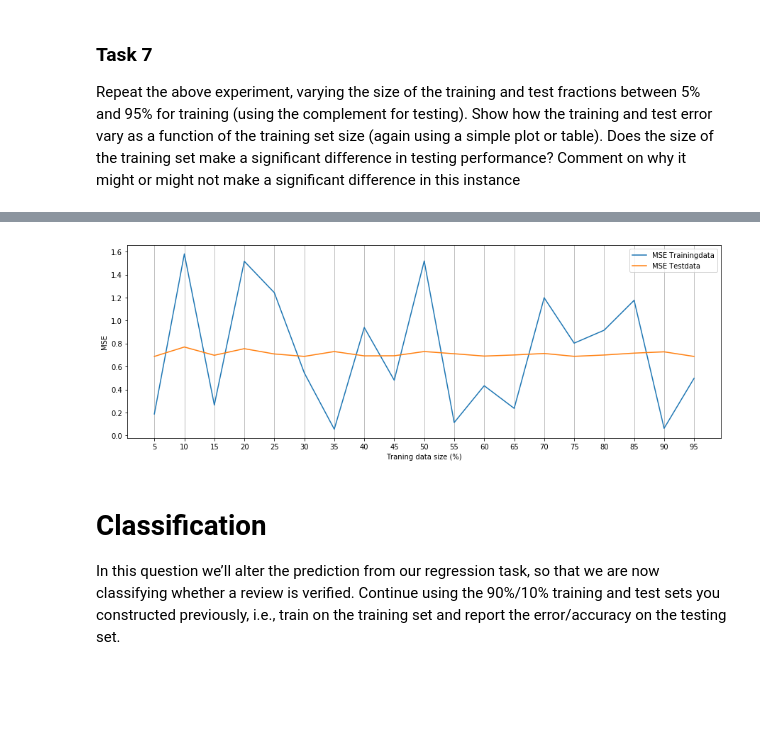
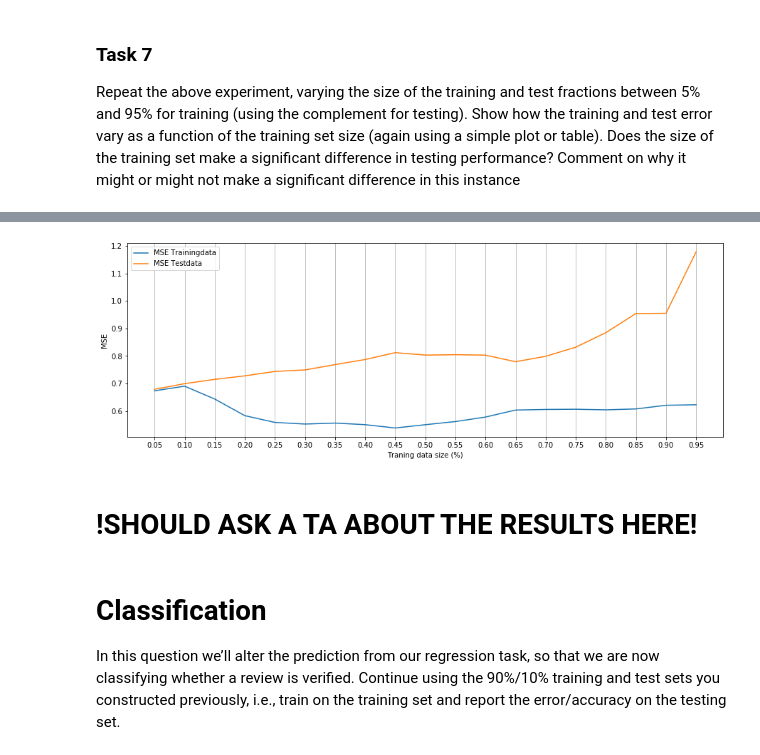
Before and after one commit to kristogj/recommender-systems, a Jupyter notebook: hw1/KristofferGjerde - hw1.ipynb, the cells around one changed output, grey strips where cells are left out. Cells and saved outputs as stored; diff of their text form; code cells hidden in the pictures; blank space fills up the shorter version.

```diff
--- a/hw1/KristofferGjerde - hw1.ipynb
+++ b/hw1/KristofferGjerde - hw1.ipynb
@@ -132,21 +141,28 @@ the order they appear in the file). Train the same model as in Question 4 on the
 is the model’s MSE on the training and on the test set?
 # %%
 from sklearn.model_selection import train_test_split
+from sklearn.metrics import mean_squared_error
+
+# Split the data into training and testing
 X_train, X_test, y_train, y_test = train_test_split(X, y, test_size=0.10, shuffle=False)
+
+# Fit the model
 theta,residuals,rank,s = np.linalg.lstsq(X_train, y_train)
 
-def predict(thetas, features):
-    return thetas[0] + sum(thetas[x] * features[x-1] for x in range(1, len(thetas)))
+def predict(X, theta):
+    return np.dot(X, theta.T)
 
-def mse_train_and_test(theta, X_train, X_test):
-    y_train_pred = [predict(theta, features) for features in X_train]
-    y_test_pred = [predict(theta, features) for features in X_test]
 
-    l_train, l_test = len(X_train), len(X_test)
-    mse_train = sum((y_train_pred[x] - y_train[x])**2 for x in range(l_train)) / l_train
-    mse_test = sum((y_test_pred[x] - y_test[x])**2 for x in range(l_test)) / l_test
+def mse_train_and_test(theta, data_split):
+    X_train, X_test, y_train, y_test = data_split
+
+    y_train_pred = predict(X_train, theta)
+    y_test_pred = predict(X_test, theta)
+
+    mse_train = mean_squared_error(y_train, y_train_pred)
+    mse_test = mean_squared_error(y_test, y_test_pred)
     return mse_train, mse_test
 
-mse_train, mse_test = mse_train_and_test(theta, X_train, X_test)
-mse_train, mse_test
+mse_train, mse_test = mse_train_and_test(theta, (X_train, X_test, y_train, y_test))
+print("\n MSE_TRAININGSET: {} \n MSE_TESTSET: {}".format(mse_train, mse_test))
 # %% [output]
@@ -180,18 +197,15 @@ as a function of the training set size (again using a simple plot or table). Doe
 set make a significant difference in testing performance? Comment on why it might or might not make
 a significant difference in this instance
 # %%
-train_sizes = np.arange(5, 100, 5)
-
 traning_errors, test_errors = [], []
-for train_size in train_sizes:
+for train_size in np.arange(0.05, 1, 0.05):
     # Split the data
-    X_train, X_test, y_train, y_test = train_test_split(X, y, test_size=(1-train_size)) # Uses shuffle this time
+    X_train, X_test, y_train, y_test = train_test_split(X, y, test_size=(1-train_size), shuffle=False)
 
     # Train the model
-    theta,residuals,rank,s = np.linalg.lstsq(X_train, y_train)
+    theta,residuals,rank,s = np.linalg.lstsq(X_train, y_train, rcond=None)
 
     # Calculate the error
-    mse_train, mse_test = mse_train_and_test(theta, X_train, X_test)
+    mse_train, mse_test = mse_train_and_test(theta, (X_train, X_test, y_train, y_test))
     traning_errors.append(mse_train)
     test_errors.append(mse_test)
-traning_errors[:2], test_errors[:2]
@@ -202,17 +212,18 @@ To use the future default and silence this warning we advise to pass `rcond=None
 # %%
 # Plot them to see how the MSE changes as the size of the trnaingdata change
 plt.figure(figsize=(15,5))
 plt.plot(train_sizes, traning_errors, label="MSE Trainingdata")
 plt.plot(train_sizes, test_errors, label="MSE Testdata")
+plt.xlabel('Traning data size (%)')
+plt.ylabel('MSE')
 plt.legend(loc='best')
-axs = plt.gca()
-axs.xaxis.grid(True)
-axs.set_xlabel('Traning data size (%)')
-axs.set_ylabel('MSE')
+plt.gca().xaxis.grid(True)
 plt.xticks(train_sizes)
 plt.show()
 # %% [output]
-[figure, old version]
+[figure, new version]
+# %% [markdown]
+# !SHOULD ASK A TA ABOUT THE RESULTS HERE!
 # %% [markdown]
 # Classification
 In this question we’ll alter the prediction from our regression task, so that we are now classifying whether a
```
Also changed, not shown: parts of 17 cells of this notebook.
